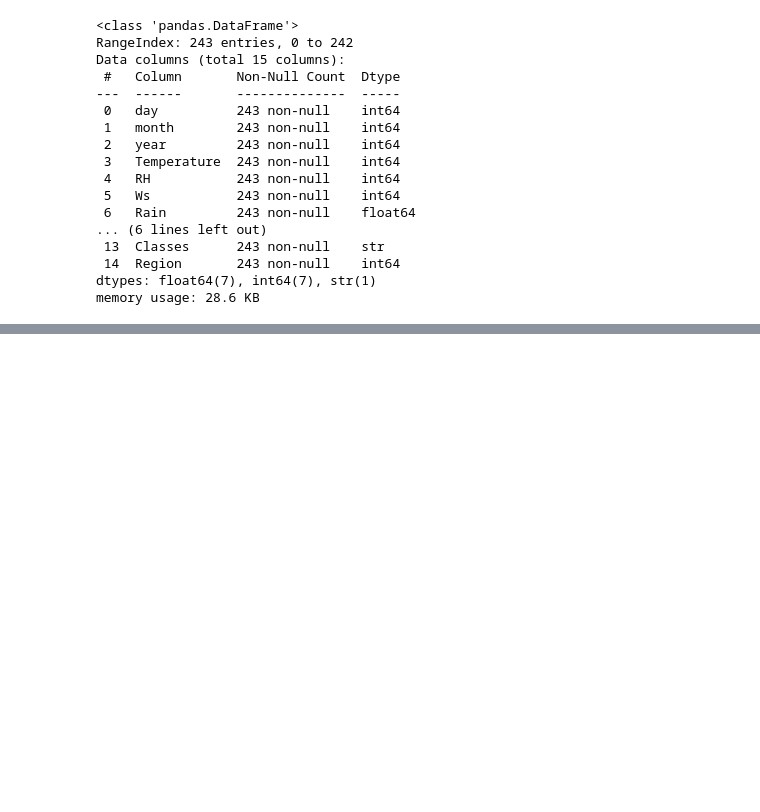
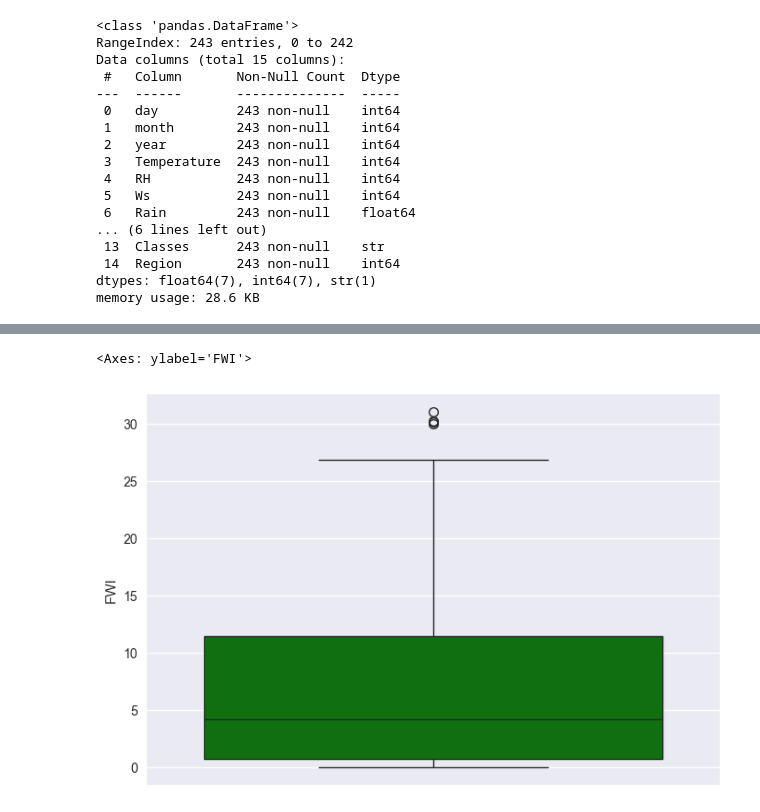
Before and after one commit to Junaid-ai/ML_Notebook, a Jupyter notebook: linear_reg_with data_cleaning.ipynb, the cells around one changed output, grey strips where cells are left out. Saved outputs shown, nothing was run; the diff lists cells and outputs as text; code cells hidden in the pictures; blank space fills up the shorter version.

```diff
--- a/linear_reg_with data_cleaning.ipynb
+++ b/linear_reg_with data_cleaning.ipynb
@@ -169,0 +276,6 @@ df.describe()
+# %%
+##box Plot
+sns.boxplot(df_copy['FWI'], color = 'green')
+# %% [output]
+<Axes: ylabel='FWI'>
+[figure, added]
```
Also changed, not shown: parts of 16 cells of this notebook, 1 other file.
